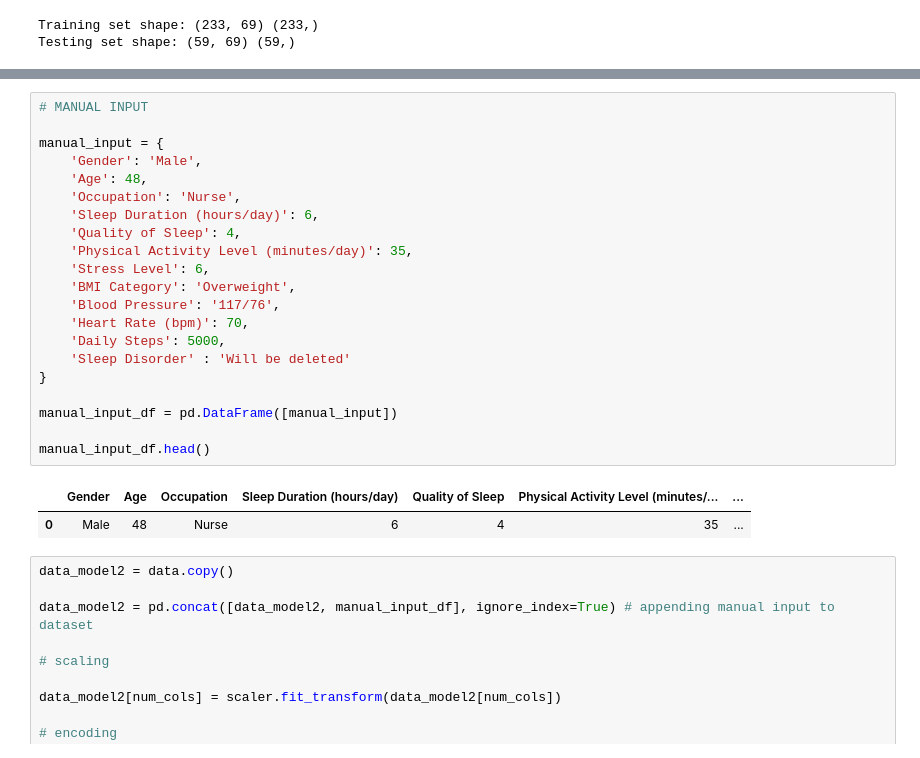
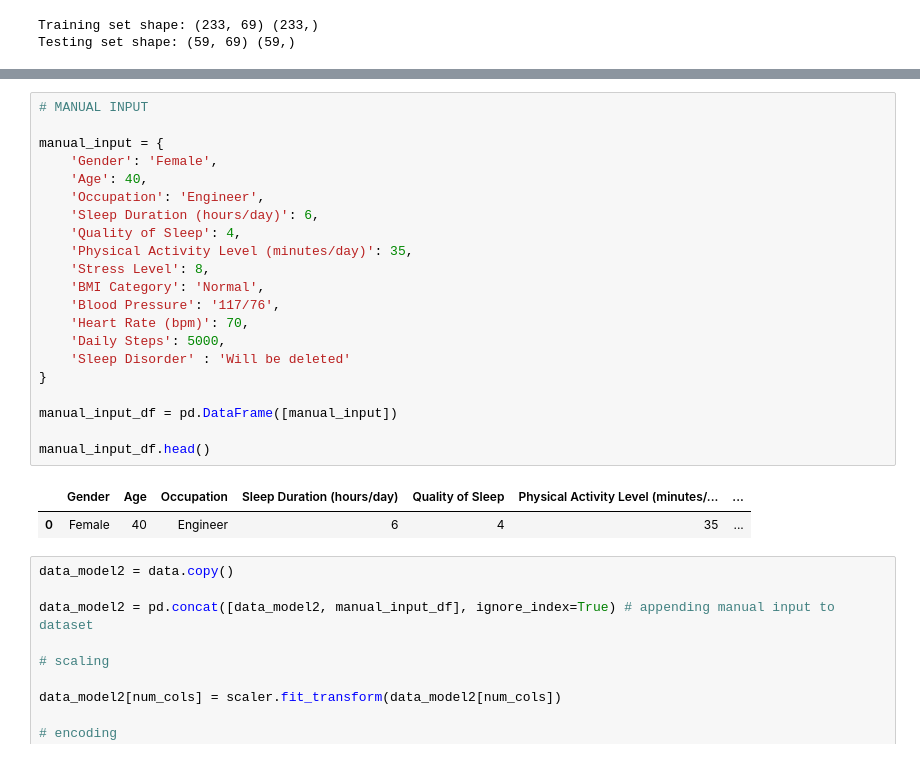
Before and after one commit to aldintalic6/sleep-disorder-prediction, a Jupyter notebook: sleep-disorder-model.ipynb, the cells around one changed output, grey strips where cells are left out. Drawn from its saved outputs; the diff is of its cells as text.

```diff
--- a/sleep-disorder-model.ipynb
+++ b/sleep-disorder-model.ipynb
@@ -954,27 +749,27 @@ plt.show()
 # %%
 # MANUAL INPUT
 
 manual_input = {
-    'Gender': 'Male',
-    'Age': 48,
-    'Occupation': 'Nurse',
+    'Gender': 'Female',
+    'Age': 40,
+    'Occupation': 'Engineer',
     'Sleep Duration (hours/day)': 6,
     'Quality of Sleep': 4,
     'Physical Activity Level (minutes/day)': 35,
-    'Stress Level': 6,
-    'BMI Category': 'Overweight',
+    'Stress Level': 8,
+    'BMI Category': 'Normal',
     'Blood Pressure': '117/76',
     'Heart Rate (bpm)': 70,
     'Daily Steps': 5000,
     'Sleep Disorder' : 'Will be deleted'
 }
 
 manual_input_df = pd.DataFrame([manual_input])
 
 manual_input_df.head()
 # %% [output]
 |  | Gender | Age | Occupation | Sleep Duration (hours/day) | Quality of Sleep | Physical Activity Level (minutes/... | ... |
-| 0 | Male | 48 | Nurse | 6 | 4 | 35 | ... |
+| 0 | Female | 40 | Engineer | 6 | 4 | 35 | ... |
 # %%
 data_model2 = data.copy()
 
```
Also changed, not shown: parts of 17 cells of this notebook, 1 other file.
